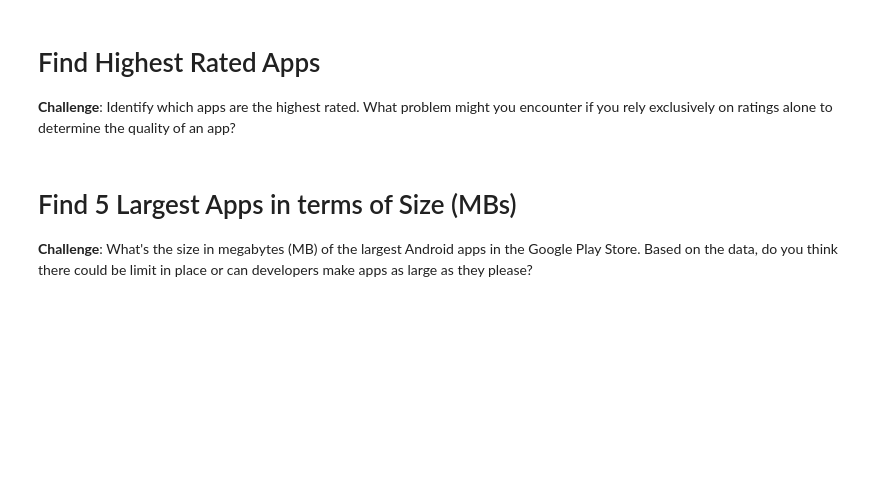
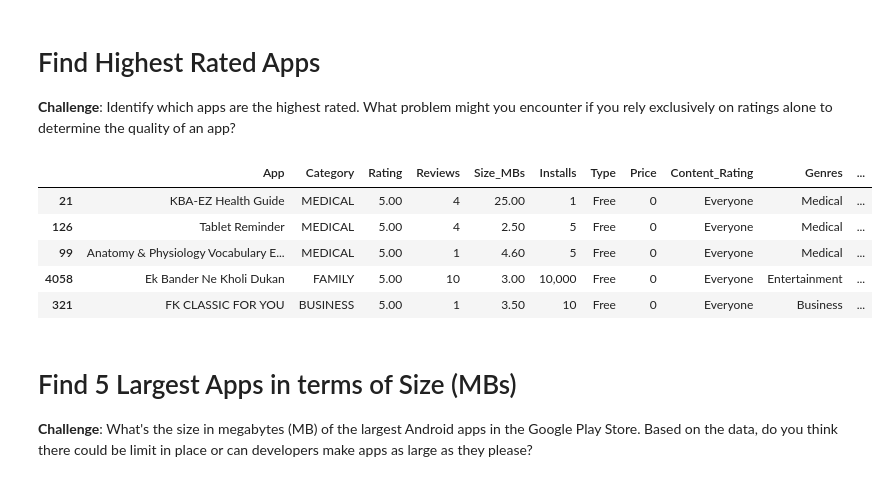
Before and after one commit to Lucasqrz1/100_Days_Of_Code, a Jupyter notebook: Day_76/Google Play Store App Analytics (start).ipynb, the cells around one changed output. Drawn from its saved outputs; the diff is of its cells as text; code cells hidden in the pictures; blank space fills up the shorter version.

```diff
--- a/Day_76/Google Play Store App Analytics (start).ipynb
+++ b/Day_76/Google Play Store App Analytics (start).ipynb
@@ -121,6 +121,15 @@ df_apps_clean.shape  # Display the shape of the cleaned DataFrame
 # Find Highest Rated Apps
 
 **Challenge**: Identify which apps are the highest rated. What problem might you encounter if you rely exclusively on ratings alone to determine the quality of an app?
+# %%
+df_apps_clean.sort_values('Rating', ascending=False).head() # Sort by Rating in descending order
+# %% [output]
+|  | App | Category | Rating | Reviews | Size_MBs | Installs | Type | Price | Content_Rating | Genres | ... |
+| 21 | KBA-EZ Health Guide | MEDICAL | 5.00 | 4 | 25.00 | 1 | Free | 0 | Everyone | Medical | ... |
+| 126 | Tablet Reminder | MEDICAL | 5.00 | 4 | 2.50 | 5 | Free | 0 | Everyone | Medical | ... |
+| 99 | Anatomy & Physiology Vocabulary E... | MEDICAL | 5.00 | 1 | 4.60 | 5 | Free | 0 | Everyone | Medical | ... |
+| 4058 | Ek Bander Ne Kholi Dukan | FAMILY | 5.00 | 10 | 3.00 | 10,000 | Free | 0 | Everyone | Entertainment | ... |
+| 321 | FK CLASSIC FOR YOU | BUSINESS | 5.00 | 1 | 3.50 | 10 | Free | 0 | Everyone | Business | ... |
 # %% [markdown]
 # Find 5 Largest Apps in terms of Size (MBs)
 
```
Also changed, not shown: parts of 2 cells of this notebook.
